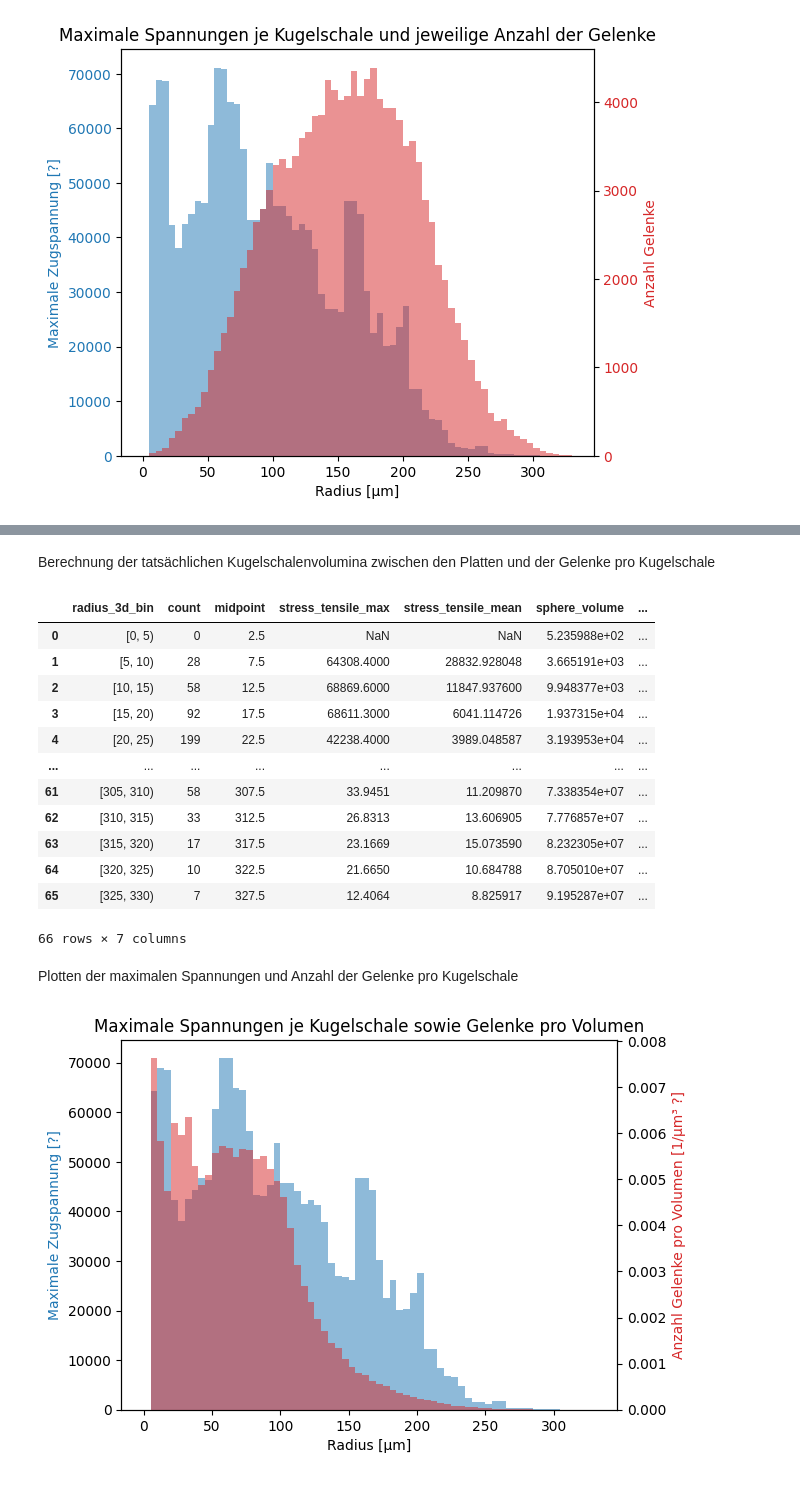
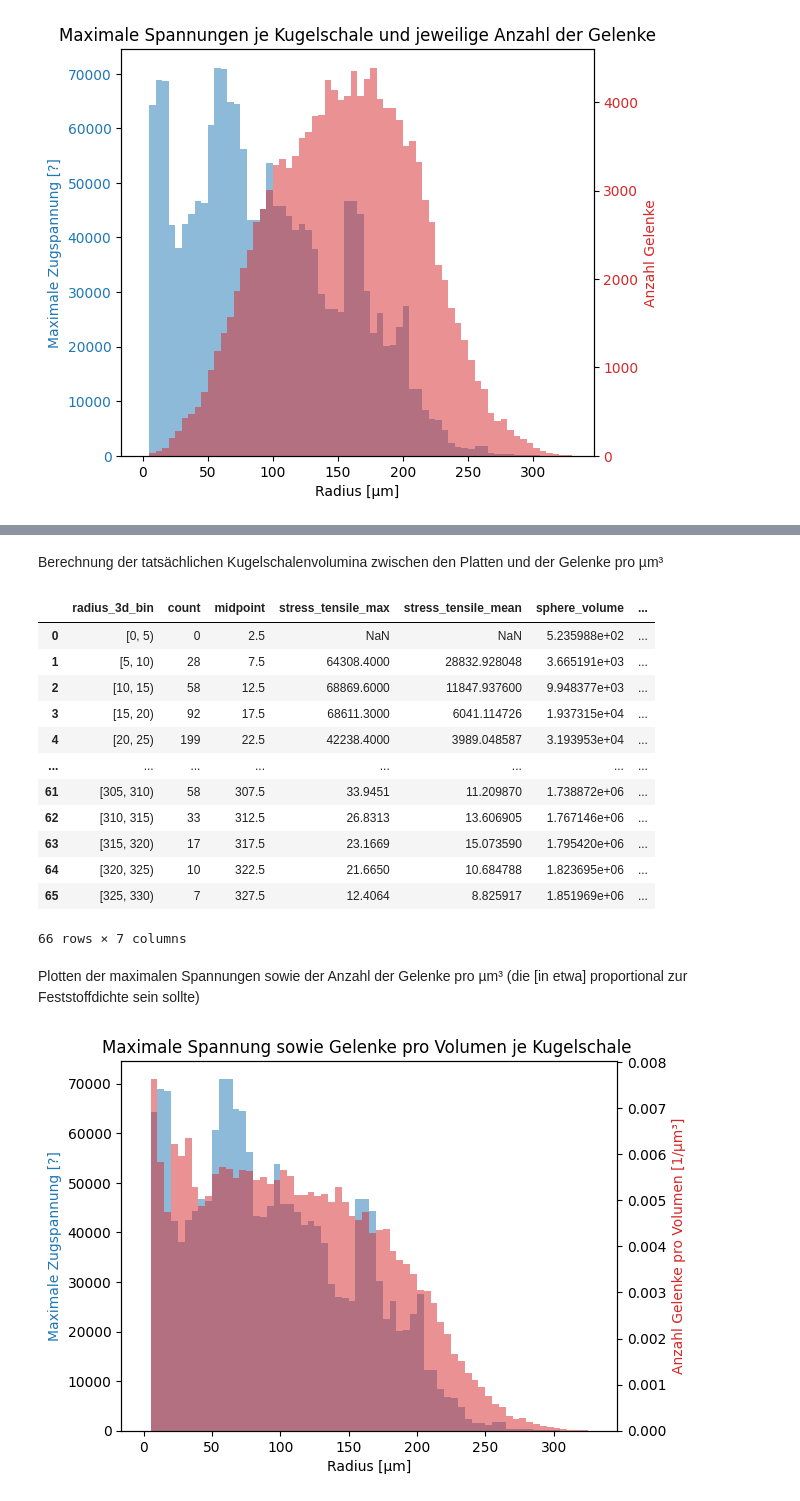
Before and after one commit to borkolli/pellet_spannung, a Jupyter notebook: spannungen_pellet.ipynb, the cells around one changed output, grey strips where cells are left out. Saved outputs shown, nothing was run; the diff lists cells and outputs as text; code cells hidden in the pictures.

```diff
--- a/spannungen_pellet.ipynb
+++ b/spannungen_pellet.ipynb
@@ -73,7 +72,7 @@ x_mean = df.pos_x.mean()
 y_mean = df.pos_y.mean()
 z_mean = df.pos_z.mean()
 
-df['radius'] = (df['pos_x']**2 + df['pos_y']**2).apply(np.sqrt)
+df['radius'] = ((df['pos_x']-x_mean)**2 + (df['pos_y']-x_mean)**2).apply(np.sqrt)
 df['radius_3d'] = ((df['pos_x']-x_mean)**2 + (df['pos_y']-y_mean)**2 + (df['pos_z']-z_mean)**2).apply(np.sqrt)
 
 df.sample(5)
@@ -406,9 +432,9 @@ count_by_bin['midpoint'] = count_by_bin['radius_3d_bin'].apply(lambda interval:
 # count_by_bin.columns = ['radius_3d_bin', 'count']
 count_by_bin = count_by_bin.sort_values(by='radius_3d_bin').reset_index(drop=True)
 
-df_by_bin = pd.merge(count_by_bin, max_stress_by_bin, on='radius_3d_bin', how='outer')
-df_by_bin = pd.merge(df_by_bin, mean_stress_by_bin, on='radius_3d_bin', how='outer')
-df_by_bin
+df_by_bin_sphere = pd.merge(count_by_bin, max_stress_by_bin, on='radius_3d_bin', how='outer')
+df_by_bin_sphere = pd.merge(df_by_bin_sphere, mean_stress_by_bin, on='radius_3d_bin', how='outer')
+df_by_bin_sphere
 # %% [output]
 |  | radius_3d_bin | count | midpoint | stress_tensile_max | stress_tensile_mean |
 | 0 | [0, 5) | 0 | 2.5 | NaN | NaN |
@@ -498,8 +538,8 @@ for image in images:
 # %% [markdown]
-Berechnung der tatsächlichen Kugelschalenvolumina zwischen den Platten und der Gelenke pro Kugelschale
+Berechnung der tatsächlichen Kugelschalenvolumina zwischen den Platten und der Gelenke pro µm³
 # %%
 import math
-z_mean = df.pos_z.mean()
+z_mean = df.pos_z.mean() # center sphere is center of mass
 z_plate_min = 0
 z_plate_max = 180
 
@@ -507,27 +547,26 @@ z_plate_max = 180
 def sphere_volume(interval):
     R = interval.right # outer radius
     r = interval.left # inner radius
-    volume = 4/3 * math.pi * (R**3 - r**3) # calculate colume of sphere shell
+    volume = 4/3 * math.pi * (R**3 - r**3) # calculate volume of sphere shell
     h1 = z_mean + R - z_plate_max # positive if outer radius higher than plate
 
-    if h1 > 0: # cut shell segment that is higher than plate
+    if h1 > 0: # cut shell segment that is higher than top plate
         i1 =  z_mean + r - z_plate_max
         if i1 < 0:
             i1=0
-        volume -= math.pi/3 * (h1 * (3*R - h1) - i1**2 * (3*r - i1))
+        volume -= math.pi/3 * (h1**2 * (3*R - h1) - i1**2 * (3*r - i1))
         # V = π/3 * [ h² * (3R-h) - i² * (3r-i) ]
-        # https://rechneronline.de/pi/kugelschalensegment.php
-    h2 = -z_mean + R + z_plate_min
-    if h2 > 0: # cut shell segment that is lower than plate
+    h2 = -(z_mean - R - z_plate_min)
+    if h2 > 0: # cut shell segment that is lower than bottom plate
         i2 = -z_mean + r + z_plate_min
         if i2 < 0:
             i2=0
-        volume -= math.pi/3 * (h2 * (3*R - h2) - i2**2 * (3*r - i2))
+        volume -= math.pi/3 * (h2**2 * (3*R - h2) - i2**2 * (3*r - i2))
     return volume
 
-df_by_bin['sphere_volume'] = df_by_bin['radius_3d_bin'].apply(sphere_volume).astype(float)
-df_by_bin['count_per_volume'] = df_by_bin['count'] / df_by_bin['sphere_volume']
-df_by_bin
+df_by_bin_sphere['sphere_volume'] = df_by_bin_sphere['radius_3d_bin'].apply(sphere_volume).astype(float)
+df_by_bin_sphere['count_per_volume'] = df_by_bin_sphere['count'] / df_by_bin_sphere['sphere_volume']
+df_by_bin_sphere
 # %% [output]
 |  | radius_3d_bin | count | midpoint | stress_tensile_max | stress_tensile_mean | sphere_volume | ... |
 | 0 | [0, 5) | 0 | 2.5 | NaN | NaN | 5.235988e+02 | ... |
@@ -536,35 +575,31 @@ df_by_bin
 | 3 | [15, 20) | 92 | 17.5 | 68611.3000 | 6041.114726 | 1.937315e+04 | ... |
 | 4 | [20, 25) | 199 | 22.5 | 42238.4000 | 3989.048587 | 3.193953e+04 | ... |
 | ... | ... | ... | ... | ... | ... | ... | ... |
-| 61 | [305, 310) | 58 | 307.5 | 33.9451 | 11.209870 | 7.338354e+07 | ... |
-| 62 | [310, 315) | 33 | 312.5 | 26.8313 | 13.606905 | 7.776857e+07 | ... |
-| 63 | [315, 320) | 17 | 317.5 | 23.1669 | 15.073590 | 8.232305e+07 | ... |
-| 64 | [320, 325) | 10 | 322.5 | 21.6650 | 10.684788 | 8.705010e+07 | ... |
-| 65 | [325, 330) | 7 | 327.5 | 12.4064 | 8.825917 | 9.195287e+07 | ... |
+| 61 | [305, 310) | 58 | 307.5 | 33.9451 | 11.209870 | 1.738872e+06 | ... |
+| 62 | [310, 315) | 33 | 312.5 | 26.8313 | 13.606905 | 1.767146e+06 | ... |
+| 63 | [315, 320) | 17 | 317.5 | 23.1669 | 15.073590 | 1.795420e+06 | ... |
+| 64 | [320, 325) | 10 | 322.5 | 21.6650 | 10.684788 | 1.823695e+06 | ... |
+| 65 | [325, 330) | 7 | 327.5 | 12.4064 | 8.825917 | 1.851969e+06 | ... |
 66 rows × 7 columns
 # %% [markdown]
-Plotten der maximalen Spannungen und Anzahl der Gelenke pro Kugelschale
+Plotten der maximalen Spannungen sowie der Anzahl der Gelenke pro µm³
+(die [in etwa] proportional zur Feststoffdichte sein sollte)
 # %%
-# Specify the width of the bars
-bar_width = 5  # Adjust this value as needed
+bar_width = 5
 
-# Plot max stress_tensile
 fig, ax1 = plt.subplots()
 
 color = 'tab:blue'
 ax1.set_xlabel('Radius [µm]')
 ax1.set_ylabel('Maximale Zugspannung [?]', color=color)
-ax1.bar(df_by_bin['midpoint'], df_by_bin['stress_tensile_max'], alpha=0.5, color=color, width=bar_width)
-#ax1.tick_params(axis='y', labelcolor=color)
+ax1.bar(df_by_bin_sphere['midpoint'], df_by_bin_sphere['stress_tensile_max'], alpha=0.5, color=color, width=bar_width)
 
-# Create a second y-axis for count
 ax2 = ax1.twinx()
 color = 'tab:red'
-ax2.set_ylabel('Anzahl Gelenke pro Volumen [1/µm³ ?]', color=color)
-ax2.bar(df_by_bin['midpoint'], df_by_bin['count_per_volume'], alpha=0.5, color=color, width=bar_width)
-#ax2.tick_params(axis='y', labelcolor=color)
+ax2.set_ylabel('Anzahl Gelenke pro Volumen [1/µm³]', color=color)
+ax2.bar(df_by_bin_sphere['midpoint'], df_by_bin_sphere['count_per_volume'], alpha=0.5, color=color, width=bar_width)
 
-plt.title('Maximale Spannungen je Kugelschale sowie Gelenke pro Volumen')
+plt.title('Maximale Spannung sowie Gelenke pro Volumen je Kugelschale ')
 plt.show()
 # %% [output]
-[figure, old version]
+[figure, new version]
```
Also changed, not shown: parts of 37 cells of this notebook, 1 other file.
